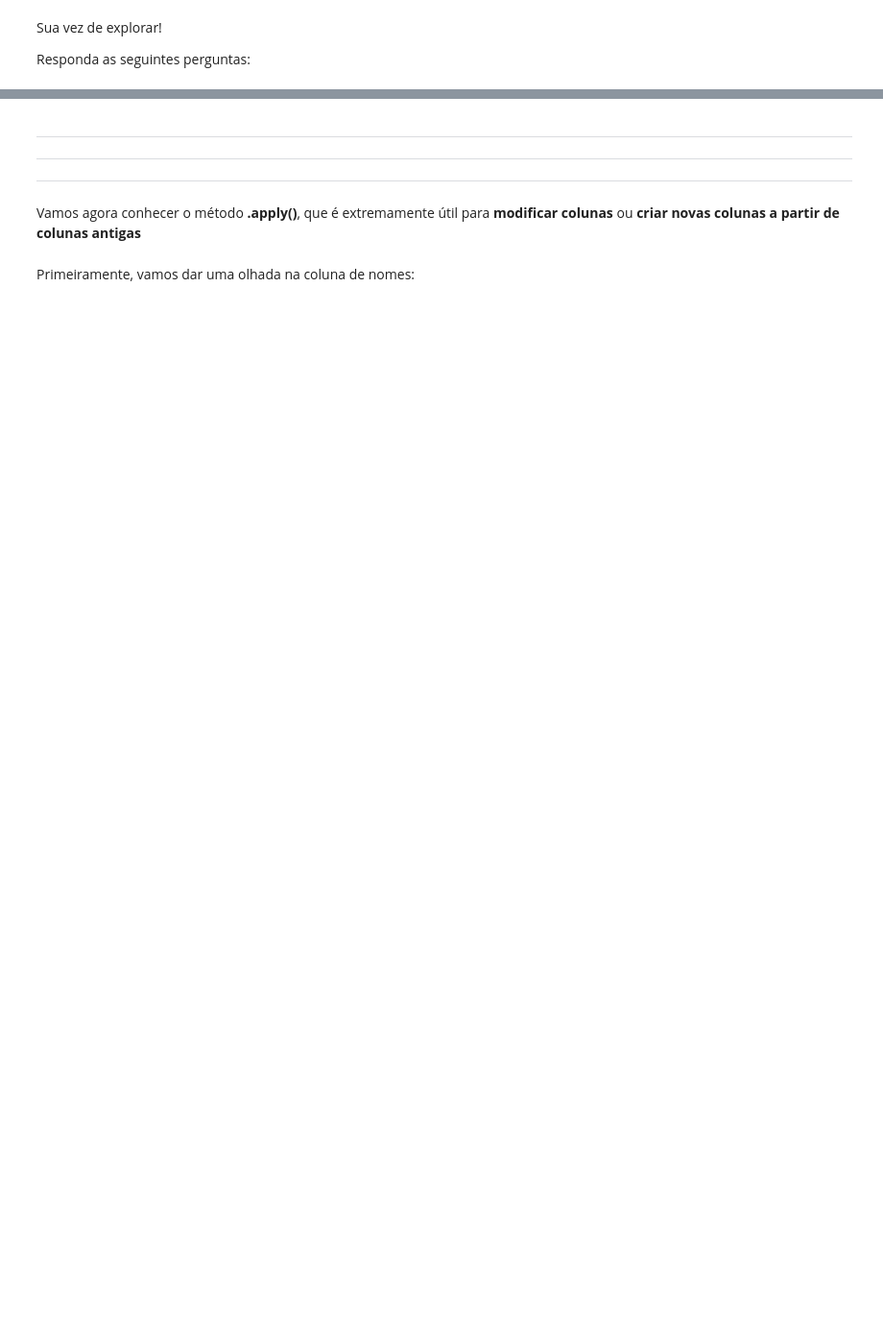
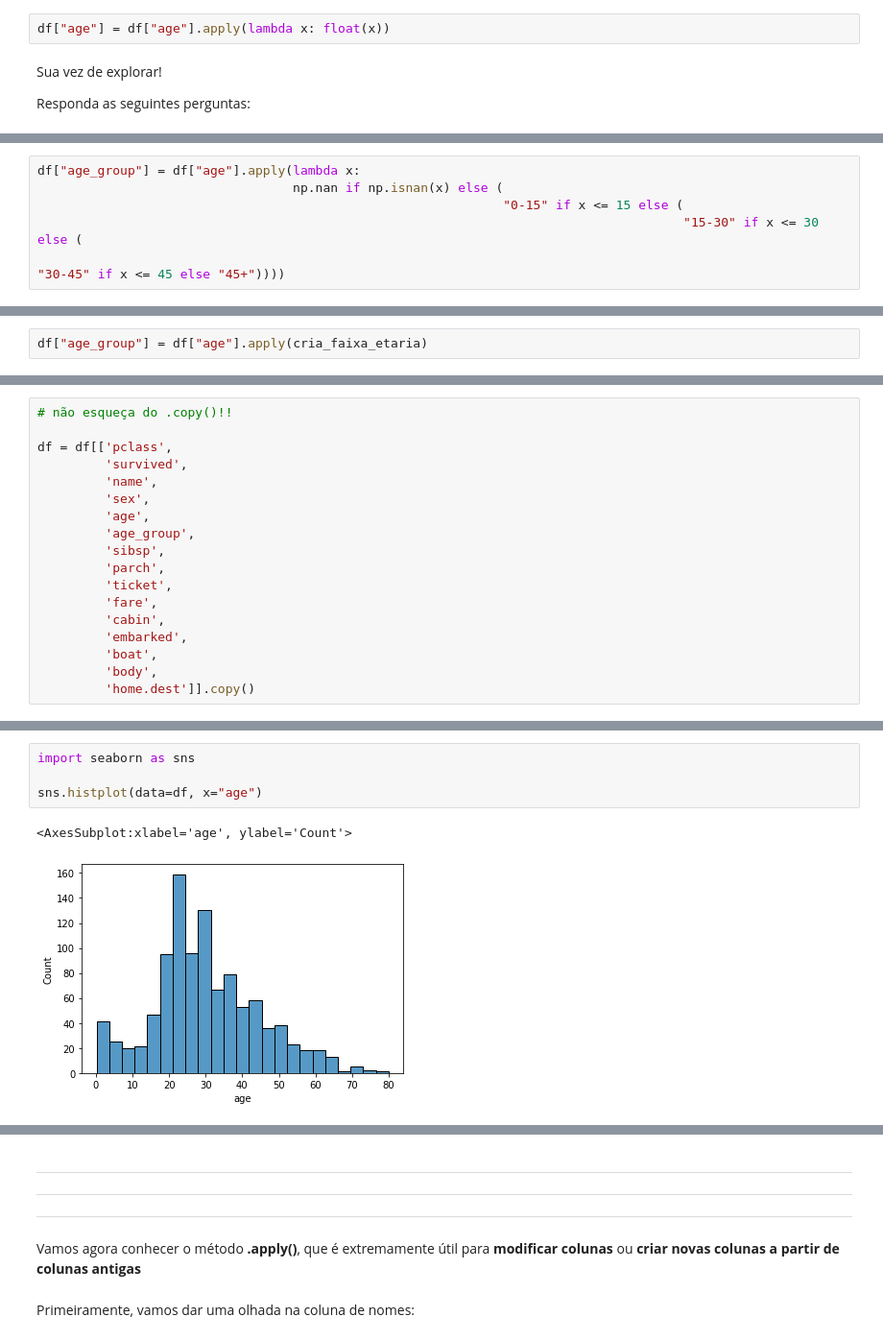
Before and after one commit to martinlietz/LetsCode, a Jupyter notebook: PI Data Science/03. Bibliotecas e APIs/02. Pandas/Aula 3 - pandas_eda_titanic.ipynb, the cells around one changed output, grey strips where cells are left out. Shown: that part at 96% size. Saved outputs shown, nothing was run; the diff lists cells and outputs as text; blank space fills up the shorter version.

```diff
--- a/PI Data Science/03. Bibliotecas e APIs/02. Pandas/Aula 3 - pandas_eda_titanic.ipynb
+++ b/PI Data Science/03. Bibliotecas e APIs/02. Pandas/Aula 3 - pandas_eda_titanic.ipynb
@@ -721,3 +804,5 @@ ___
+# %%
+df["age"] = df["age"].apply(lambda x: float(x))
 # %% [markdown]
 Sua vez de explorar!
 
@@ -745,0 +1149,6 @@ Responda as seguintes perguntas:
+# %%
+df["age_group"] = df["age"].apply(lambda x:
+                                  np.nan if np.isnan(x) else (
+                                                              "0-15" if x <= 15 else (
+                                                                                      "15-30" if x <= 30 else (
+                                                                                                               "30-45" if x <= 45 else "45+"))))
@@ -745,0 +1186,2 @@ Responda as seguintes perguntas:
+# %%
+df["age_group"] = df["age"].apply(cria_faixa_etaria)
@@ -745,0 +1197,18 @@ Responda as seguintes perguntas:
+# %%
+# não esqueça do .copy()!!
+
+df = df[['pclass',
+         'survived',
+         'name',
+         'sex',
+         'age',
+         'age_group',
+         'sibsp',
+         'parch',
+         'ticket',
+         'fare',
+         'cabin',
+         'embarked',
+         'boat',
+         'body',
+         'home.dest']].copy()
@@ -745,0 +1379,7 @@ Responda as seguintes perguntas:
+# %%
+import seaborn as sns
+
+sns.histplot(data=df, x="age")
+# %% [output]
+<AxesSubplot:xlabel='age', ylabel='Count'>
+[figure, added]
```
Also changed, not shown: parts of 372 cells of this notebook, 8 other files.
